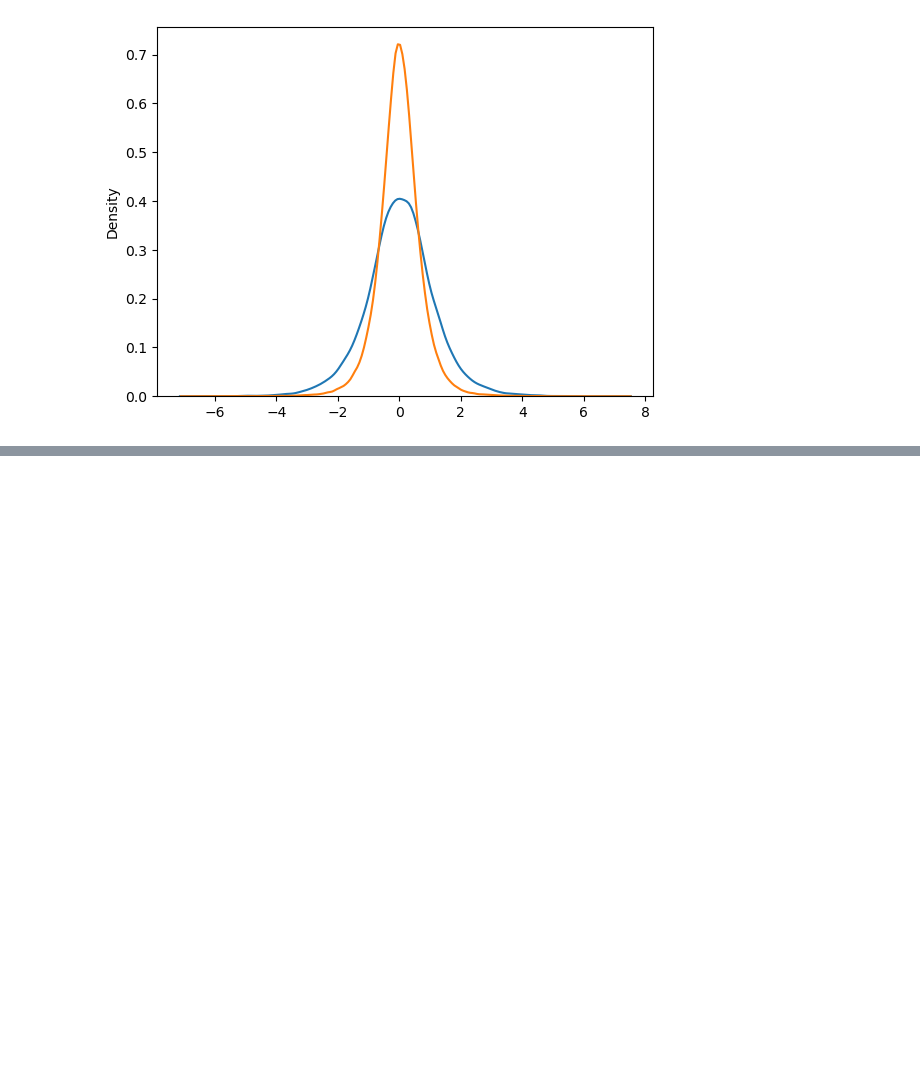
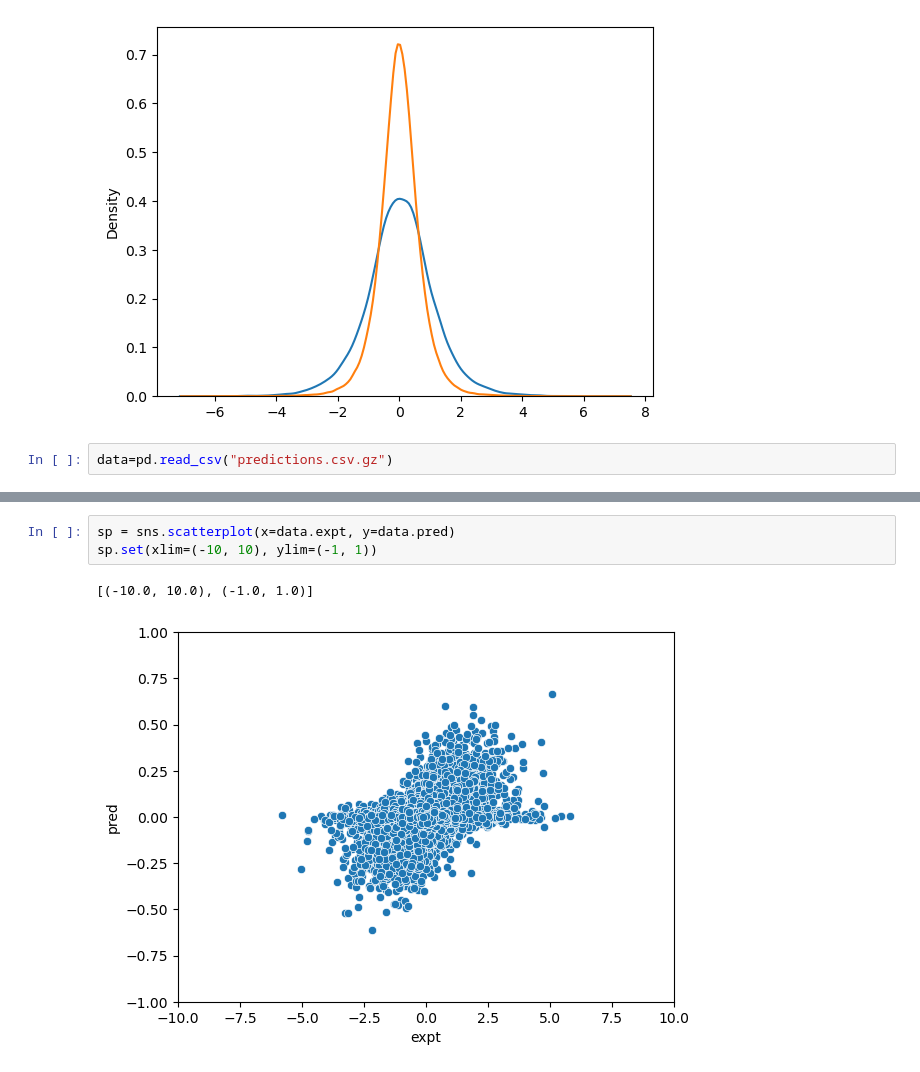
Before and after one commit to Danko-Lab/clipnet_k562, a Jupyter notebook: siraj_mpra/process_SI.ipynb, the cells around one changed output, grey strips where cells are left out. Cells and saved outputs as stored; diff of their text form; blank space fills up the shorter version.

```diff
--- a/siraj_mpra/process_SI.ipynb
+++ b/siraj_mpra/process_SI.ipynb
@@ -121,3 +120,5 @@ sns.kdeplot((unnorm).loc[df["emVar_K562"] == 0])
 # %% [output]
 <Axes: ylabel='Density'>
 [figure]
+# %%
+data=pd.read_csv("predictions.csv.gz")
@@ -123,0 +138,6 @@ sns.kdeplot((unnorm).loc[df["emVar_K562"] == 0])
+# %%
+sp = sns.scatterplot(x=data.expt, y=data.pred)
+sp.set(xlim=(-10, 10), ylim=(-1, 1))
+# %% [output]
+[(-10.0, 10.0), (-1.0, 1.0)]
+[figure, added]
```
Also changed, not shown: parts of 4 cells of this notebook, 3 other files.
